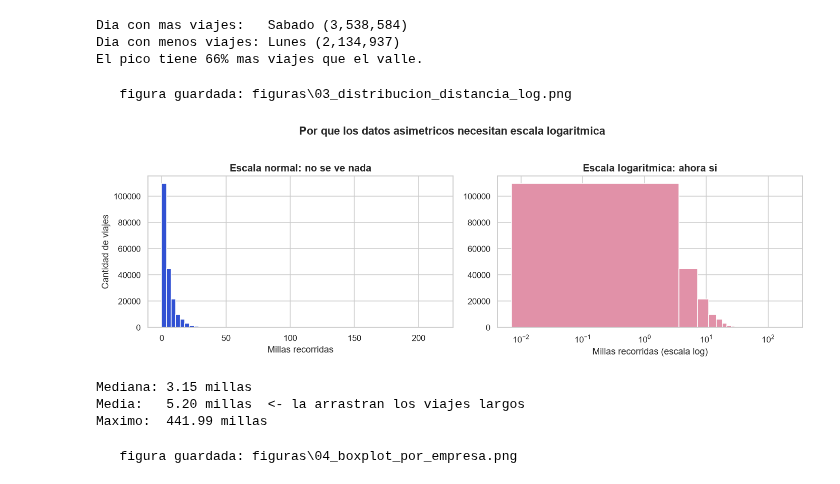
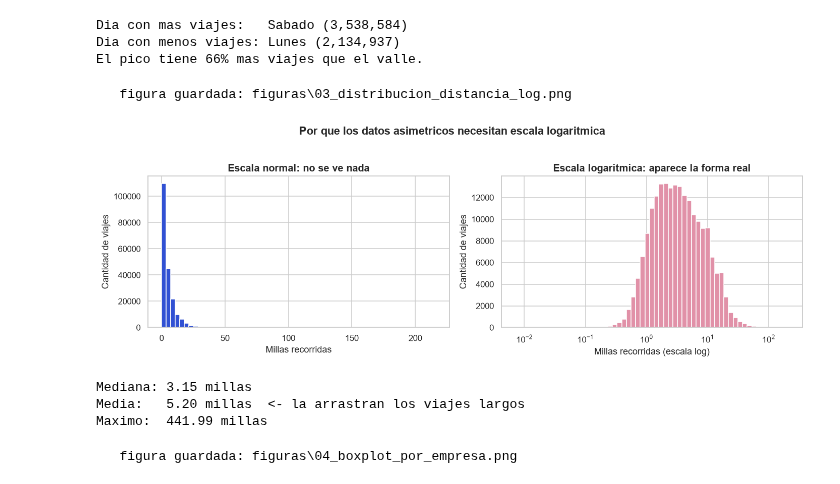
Before and after one commit to SilvertK164/ceia-analisis-datos-tp-hvfhs, a Jupyter notebook: TP_analisis_datos_hvfhs.ipynb, the cells around one changed output. Saved outputs shown, nothing was run; the diff lists cells and outputs as text; code cells hidden in the pictures.

```diff
--- a/TP_analisis_datos_hvfhs.ipynb
+++ b/TP_analisis_datos_hvfhs.ipynb
@@ -590,34 +590,40 @@ El pico tiene 66% mas viajes que el valle.
 # %%
 # --- Distribucion de la distancia (numerica asimetrica -> histograma log) ----
 # Como la distribucion es muy asimetrica, usamos escala logaritmica en el eje X.
 distancias = df.loc[df["trip_miles"] > 0, "trip_miles"]
+muestra_dist = distancias.sample(MUESTRA_GRAFICOS, random_state=SEMILLA)
 
 fig, ejes = plt.subplots(1, 2, figsize=(13, 4.2))
 
-ejes[0].hist(distancias.sample(MUESTRA_GRAFICOS, random_state=SEMILLA),
-             bins=60, color=AZUL, edgecolor="white")
+# Izquierda: bins de ancho constante. Todo se amontona contra el eje.
+ejes[0].hist(muestra_dist, bins=60, color=AZUL, edgecolor="white")
 ejes[0].set_title("Escala normal: no se ve nada")
 ejes[0].set_xlabel("Millas recorridas")
 ejes[0].set_ylabel("Cantidad de viajes")
 
-ejes[1].hist(distancias.sample(MUESTRA_GRAFICOS, random_state=SEMILLA),
-             bins=60, color=ROSA, edgecolor="white")
+# Derecha: los bins tambien tienen que calcularse en escala logaritmica.
+# Si se usaran bins lineales y solo se cambiara el eje, el primer bin
+# quedaria como un bloque gigante y la figura no mostraria nada.
+bins_log = np.logspace(np.log10(muestra_dist.min()),
+                       np.log10(muestra_dist.max()), 60)
+ejes[1].hist(muestra_dist, bins=bins_log, color=ROSA, edgecolor="white")
 ejes[1].set_xscale("log")
-ejes[1].set_title("Escala logaritmica: ahora si")
+ejes[1].set_title("Escala logaritmica: aparece la forma real")
 ejes[1].set_xlabel("Millas recorridas (escala log)")
+ejes[1].set_ylabel("Cantidad de viajes")
 
 plt.suptitle("Por que los datos asimetricos necesitan escala logaritmica",
              fontweight="bold", y=1.03)
 plt.tight_layout()
 guardar_figura("03_distribucion_distancia_log")
 plt.show()
 
 print(f"Mediana: {distancias.median():.2f} millas")
 print(f"Media:   {distancias.mean():.2f} millas  <- la arrastran los viajes largos")
 print(f"Maximo:  {distancias.max():.2f} millas")
 # %% [output]
    figura guardada: figuras\03_distribucion_distancia_log.png
-[figure, old version]
+[figure, new version]
 Mediana: 3.15 millas
 Media:   5.20 millas  <- la arrastran los viajes largos
 Maximo:  441.99 millas
```
Also changed, not shown: 2 other files.
